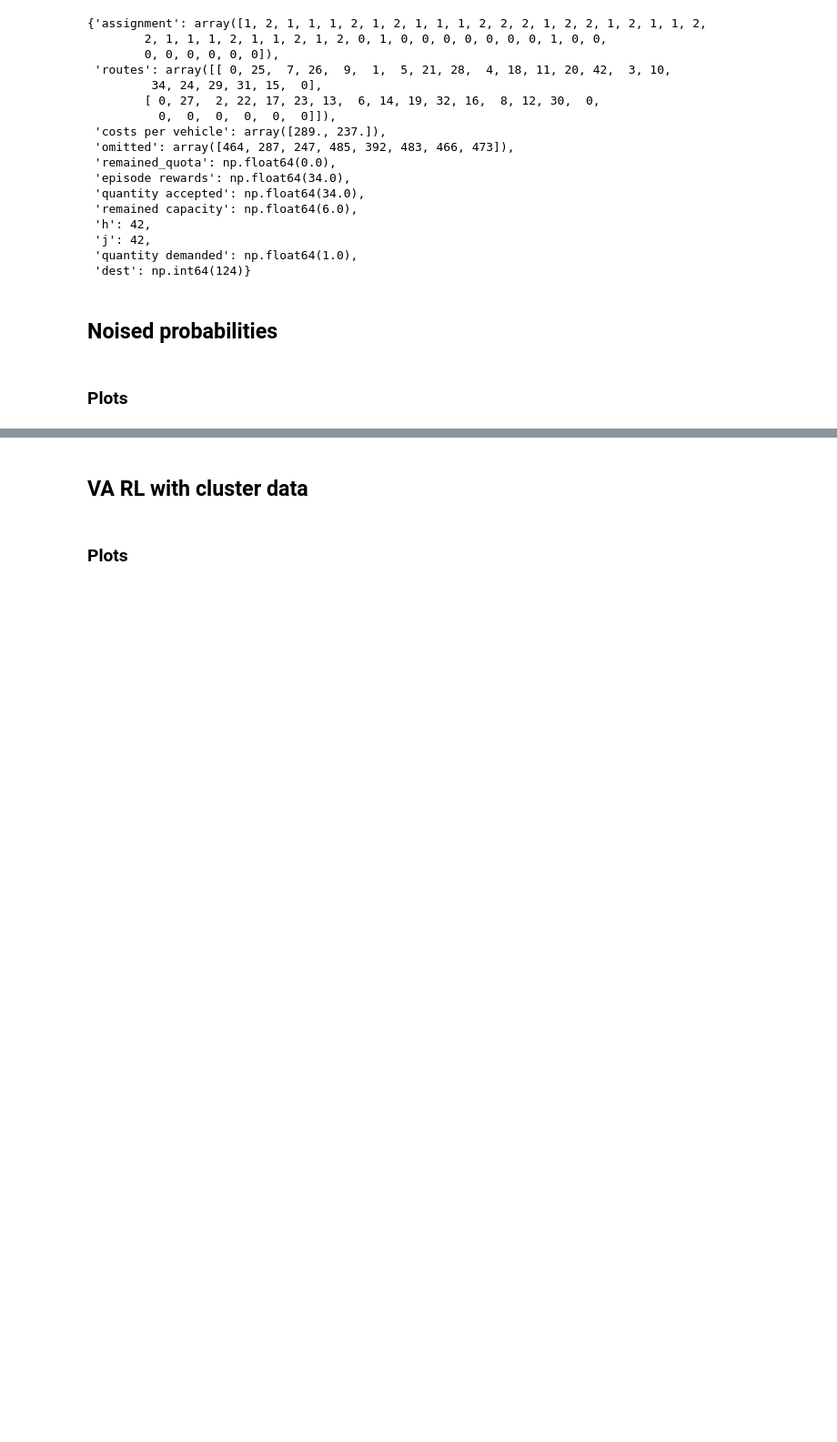
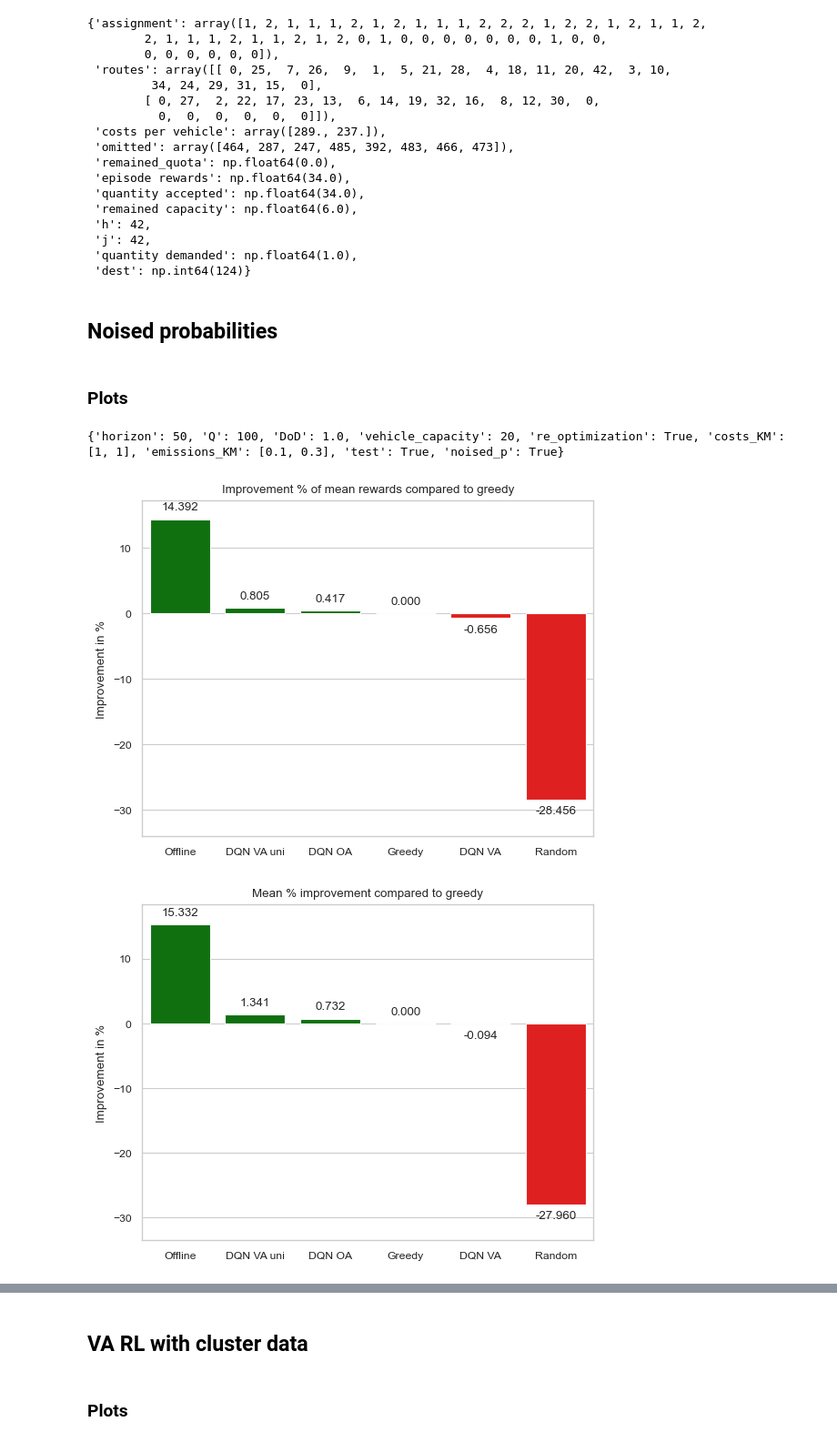
Before and after one commit to Farid-Najar/DynamicQVRP, a Jupyter notebook: results.ipynb, the cells around one changed output, grey strips where cells are left out. Shown at 91% size. Cells and saved outputs as stored; diff of their text form; code cells hidden in the pictures; blank space fills up the shorter version.

```diff
--- a/results.ipynb
+++ b/results.ipynb
@@ -478,6 +478,8 @@ with open(f'results/{file}/res_offline.pkl', "rb") as f:
 with open(f'results/{file}/{w}/res_RL_DQN_OA.pkl', "rb") as f:
     res_RL = pickle.load(f)
 
+# with open(f'results/{file}/{w}/res_RL_DQN_OA_uni.pkl', "rb") as f:
+#     res_RL_uni = pickle.load(f)
 # with open(f'results/{file}/{w}/res_MSA.pkl', "rb") as f:
 #     res_MSA = pickle.load(f)
 
@@ -491,30 +493,43 @@ with open(f'results/{file}/{w}/res_random.pkl', "rb") as f:
 # with open(f'results/{file}/{wo}/res_greedy.pkl', "rb") as f:
 #     res_greedy_wo = pickle.load(f)
 
 with open(f'results/{file}/{wo}/res_RL_DQN_VA.pkl', "rb") as f:
     res_RL_wo = pickle.load(f)
 
+with open(f'results/{file}/{wo}/res_RL_DQN_VA_uniforme.pkl', "rb") as f:
+    res_RL_wo_uni = pickle.load(f)
+
+with open(f'results/{file}/{wo}/res_RL_DQN_VA_uniuni.pkl', "rb") as f:
+    res_RL_wo_uniuni = pickle.load(f)
+
 # with open(f'results/{file}/{wo}/res_MSA.pkl', "rb") as f:
 #     res_MSA_wo = pickle.load(f)
 
 # with open(f'results/{file}/{wo}/res_random.pkl', "rb") as f:
 #     res_random_wo = pickle.load(f)
 
 data = {
     "Offline" : res_offline['rs'],
     "Greedy" : res_greedy['rs'],
     # "Greedy wo" : res_greedy_wo['rs'],
     # "SL" : res_SL['rs'],
     "DQN VA" : res_RL_wo['rs'],
+    "DQN VA uni" : res_RL_wo_uni['rs'],
+    # "DQN VA uni2" : res_RL_wo_uniuni['rs'],
     "DQN OA" : res_RL['rs'],
+    # "DQN OA uni" : res_RL_uni['rs'],
     # "MSA" : res_MSA['rs'],
     # "MSA" : res_MSA['rs'],
     # "MSA wo" : res_MSA_wo['rs'], # w/o ReOpt
     # "DQN u" : res_RL_equiProb['rs'],
     # "RL (PPO)" : res_RL_PPO['rs'],
     "Random" : res_random['rs'],
     # "Random wo" : res_random_wo['rs'],
 }
 
 sns.color_palette("deep")
 plot(data)
+# %% [output]
+{'horizon': 50, 'Q': 100, 'DoD': 1.0, 'vehicle_capacity': 20, 're_optimization': True, 'costs_KM': [1, 1], 'emissions_KM': [0.1, 0.3], 'test': True, 'noised_p': True}
+[figure, added]
+[figure, added]
```
Also changed, not shown: parts of 1 cell of this notebook, 14 other files.
